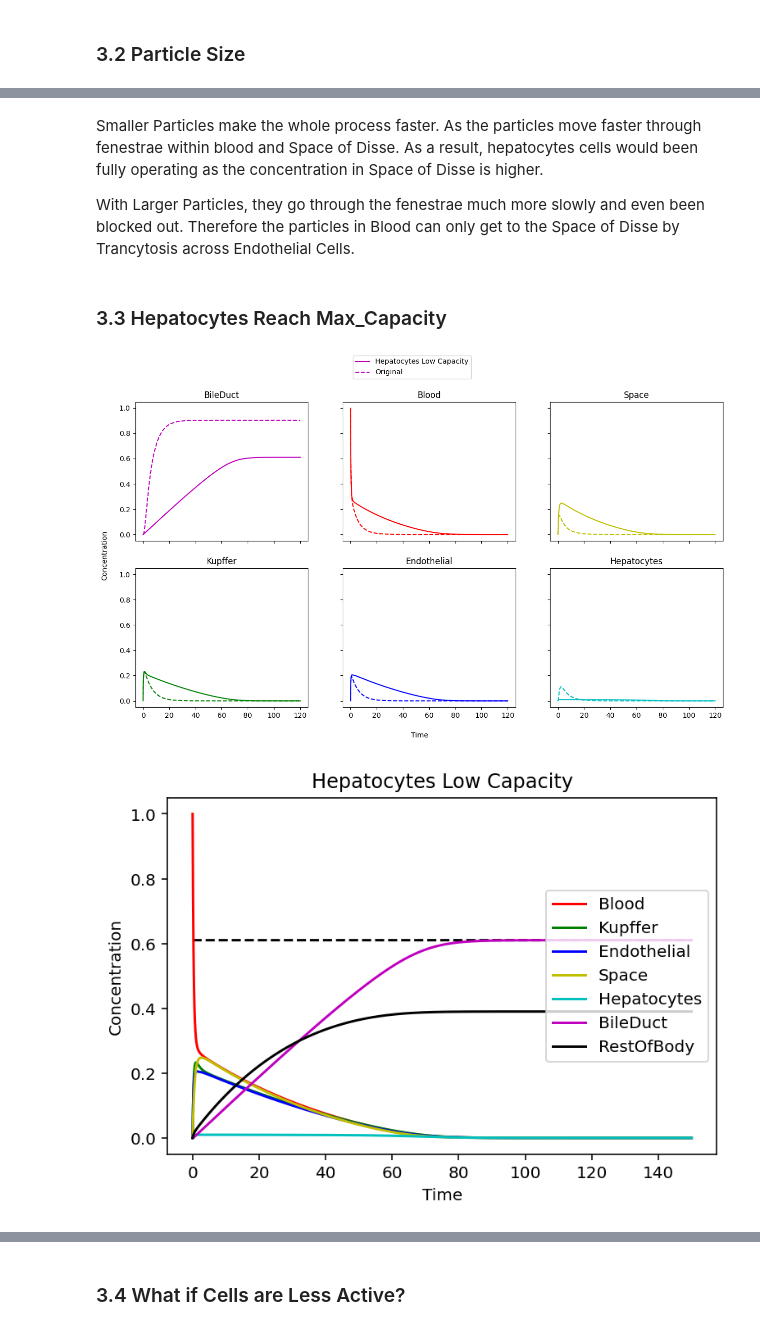
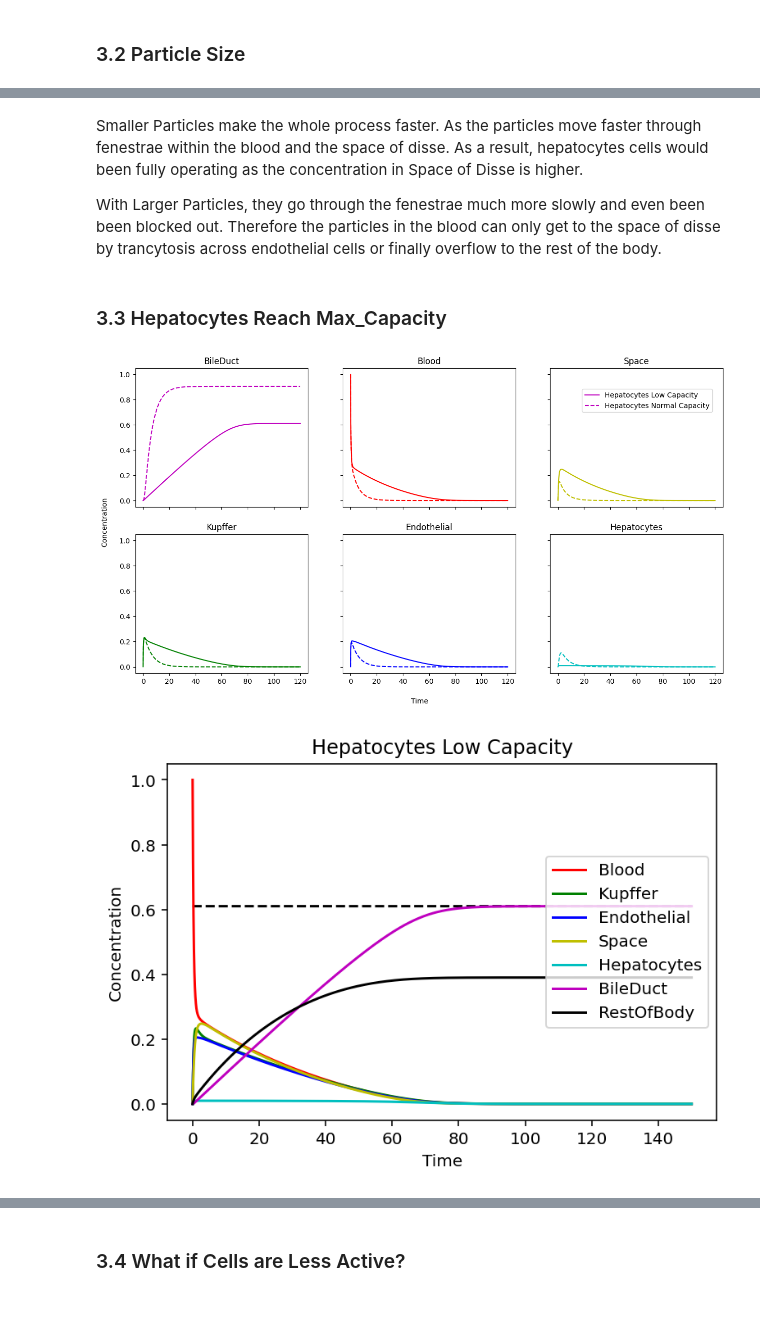
Before and after one commit to lich2000117/NanoParticles-Modelling, a Jupyter notebook: Code/Final_Model.ipynb, the cells around one changed output, grey strips where cells are left out. Drawn from its saved outputs; the diff is of its cells as text; code cells hidden in the pictures.

```diff
--- a/Code/Final_Model.ipynb
+++ b/Code/Final_Model.ipynb
@@ -500,27 +483,27 @@ compare_ode_models(ode_list, ode_names, time_range)
 [figure]
 [figure]
 # %% [markdown]
-Smaller Particles make the whole process faster. As the particles move faster through fenestrae within blood and Space of Disse.
+Smaller Particles make the whole process faster. As the particles move faster through fenestrae within the blood and the space of disse.
 As a result, hepatocytes cells would been fully operating as the concentration in Space of Disse is higher.
 
-With Larger Particles, they go through the fenestrae much more slowly and even been blocked out. Therefore the particles in Blood can only get to the Space of Disse by Trancytosis across Endothelial Cells.
+With Larger Particles, they go through the fenestrae much more slowly and even been been blocked out. Therefore the particles in the blood can only get to the space of disse by trancytosis across endothelial cells or finally overflow to the rest of the body.
 # %% [markdown]
 ### 3.3 Hepatocytes Reach Max_Capacity
 # %%
 target_time = 150
 new_hepa_data = copy.deepcopy(cell_data)
 new_hepa_data["Hepatocytes"]["max_capacity"] = 0.01
 
 ## Without Kupffer Cell's OverView
 ode_long = Initialize_ODE(particle_data, fluid_data, cell_data, target_time)
 ode_long.solve()
 ode_newHepa = Initialize_ODE(particle_data, fluid_data, new_hepa_data, target_time)
 ode_newHepa.solve()
 
 ode_list = [ode_newHepa, ode_long]
-ode_names = ["Hepatocytes Low Capacity", "Original"]
+ode_names = ["Hepatocytes Low Capacity", "Hepatocytes Normal Capacity"]
 time_range = [0,120]
 compare_ode_models(ode_list, ode_names, time_range)
 # %% [output]
-[figure, old version]
+[figure, new version]
 [figure]
```
Also changed, not shown: parts of 30 cells of this notebook, 39 other files.
